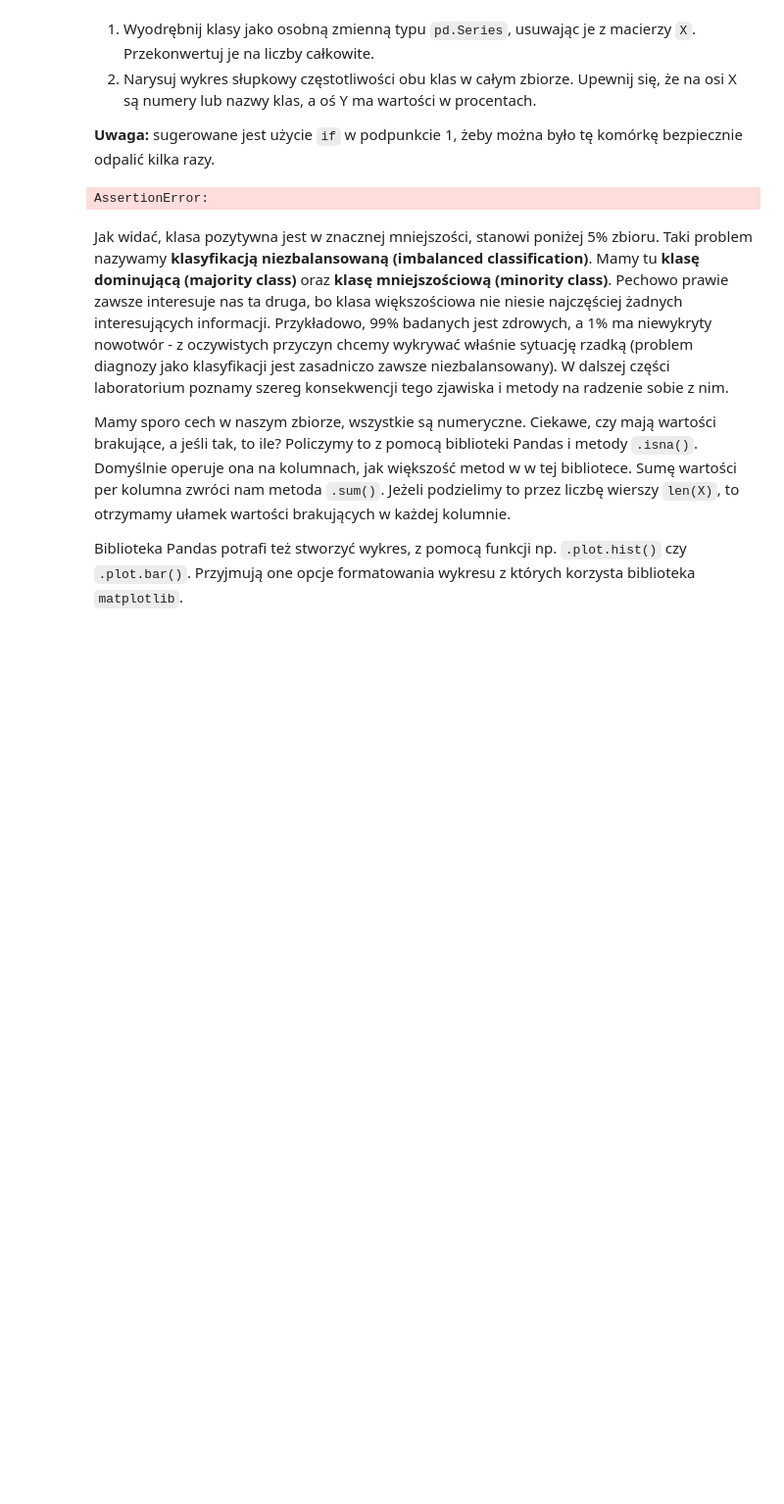
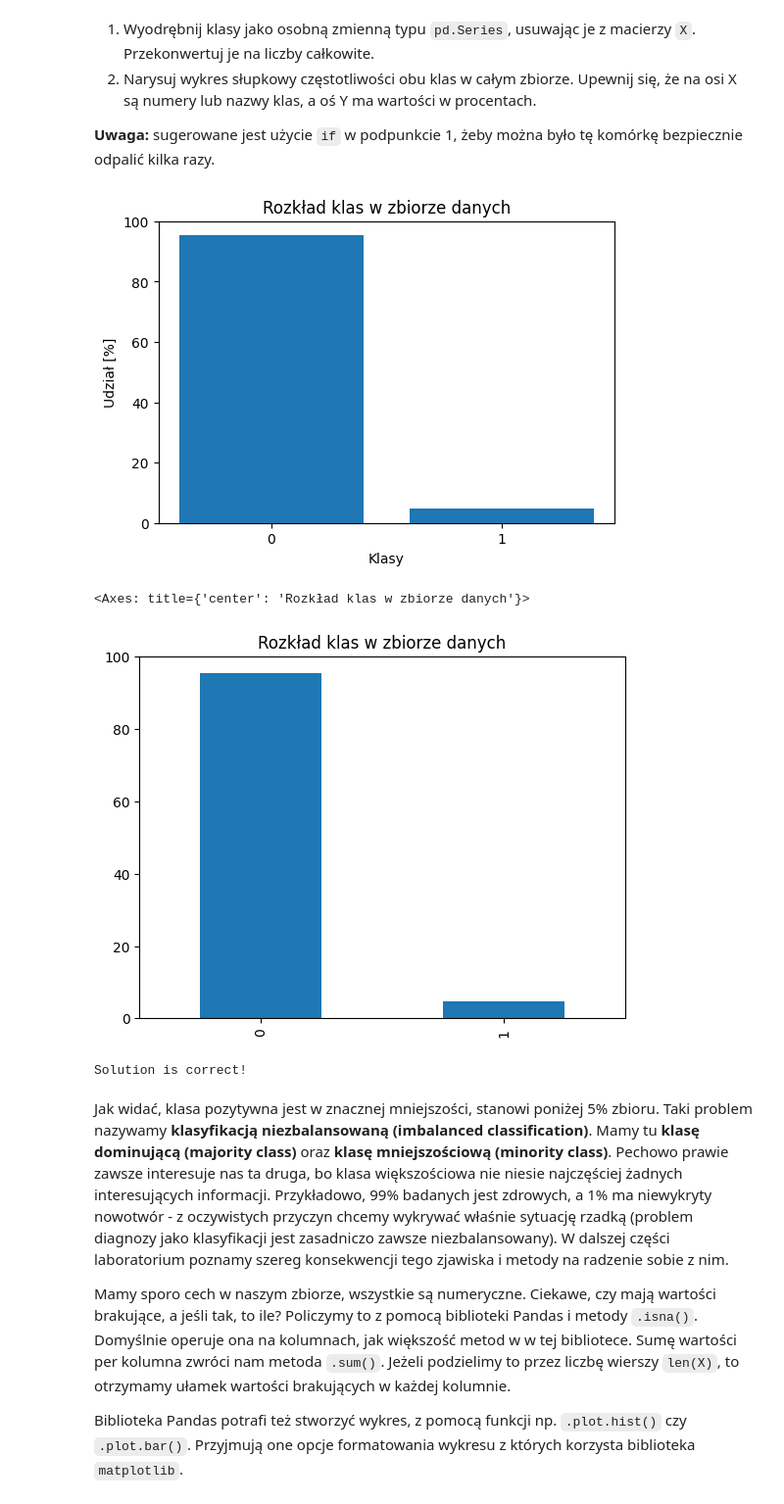
Before and after one commit to jakubkalinski0/Fundamentals-of-artificial-intelligence-Course, a Jupyter notebook: Lab2/lab_2.ipynb, the cells around one changed output. Shown: that part at 98% size. Saved outputs shown, nothing was run; the diff lists cells and outputs as text; code cells hidden in the pictures; blank space fills up the shorter version.

```diff
--- a/Lab2/lab_2.ipynb
+++ b/Lab2/lab_2.ipynb
@@ -119,9 +119,33 @@ series = p
+# %%
+y = ''
+if 'class' in X.columns:
+  y = X['class'].copy()
+  X = X.drop(columns=['class'])
+
+import matplotlib.pyplot as plt
+
+y = y.astype('category').cat.codes
+
+counts = y.value_counts(normalize=True) * 100
+plt.figure(figsize=(6, 4))
+plt.bar(counts.index, counts.values)
+plt.xticks(counts.index)
+plt.ylabel('Udział [%]')
+plt.xlabel('Klasy')
+plt.title('Rozkład klas w zbiorze danych')
+plt.show()
+
+counts.plot.bar(title='Rozkład klas w zbiorze danych')
+# %% [output]
+[figure, added]
+<Axes: title={'center': 'Rozkład klas w zbiorze danych'}>
+[figure, added]
 # %%
 assert "class" not in X.columns
 
 print("Solution is correct!")
 # %% [output]
-AssertionError:
+Solution is correct!
 # %% [markdown]
 Jak widać, klasa pozytywna jest w znacznej mniejszości, stanowi poniżej 5% zbioru. Taki problem nazywamy **klasyfikacją niezbalansowaną (imbalanced classification)**. Mamy tu **klasę dominującą (majority class)** oraz **klasę mniejszościową (minority class)**. Pechowo prawie zawsze interesuje nas ta druga, bo klasa większościowa nie niesie najczęściej żadnych interesujących informacji. Przykładowo, 99% badanych jest zdrowych, a 1% ma niewykryty nowotwór - z oczywistych przyczyn chcemy wykrywać właśnie sytuację rzadką (problem diagnozy jako klasyfikacji jest zasadniczo zawsze niezbalansowany). W dalszej części laboratorium poznamy szereg konsekwencji tego zjawiska i metody na radzenie sobie z nim.
 
```
Also changed, not shown: parts of 40 cells of this notebook.
